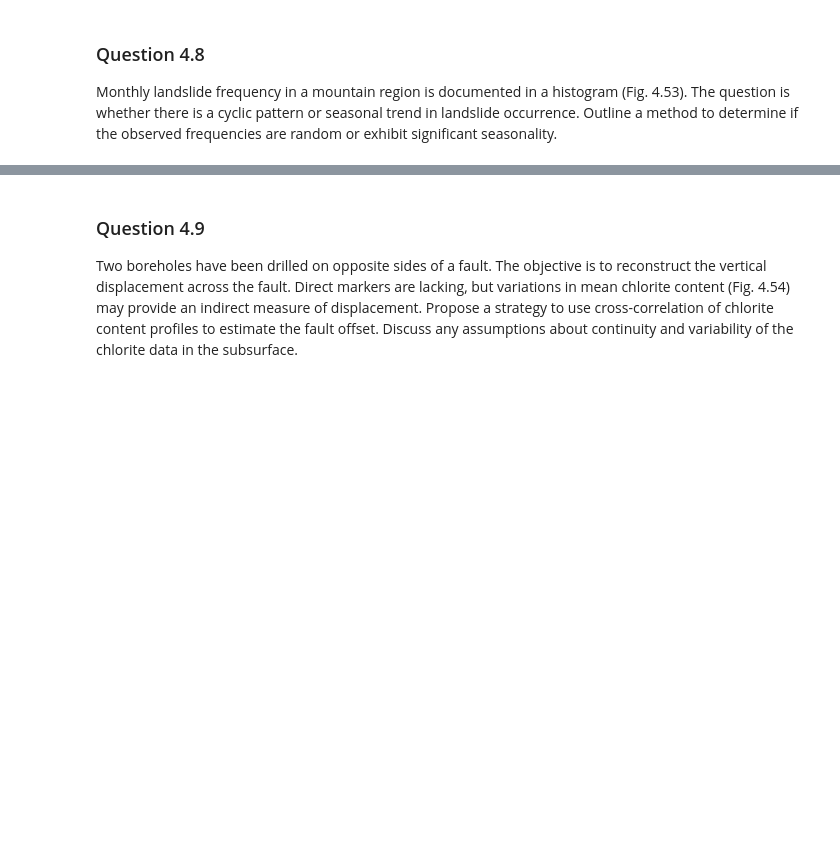
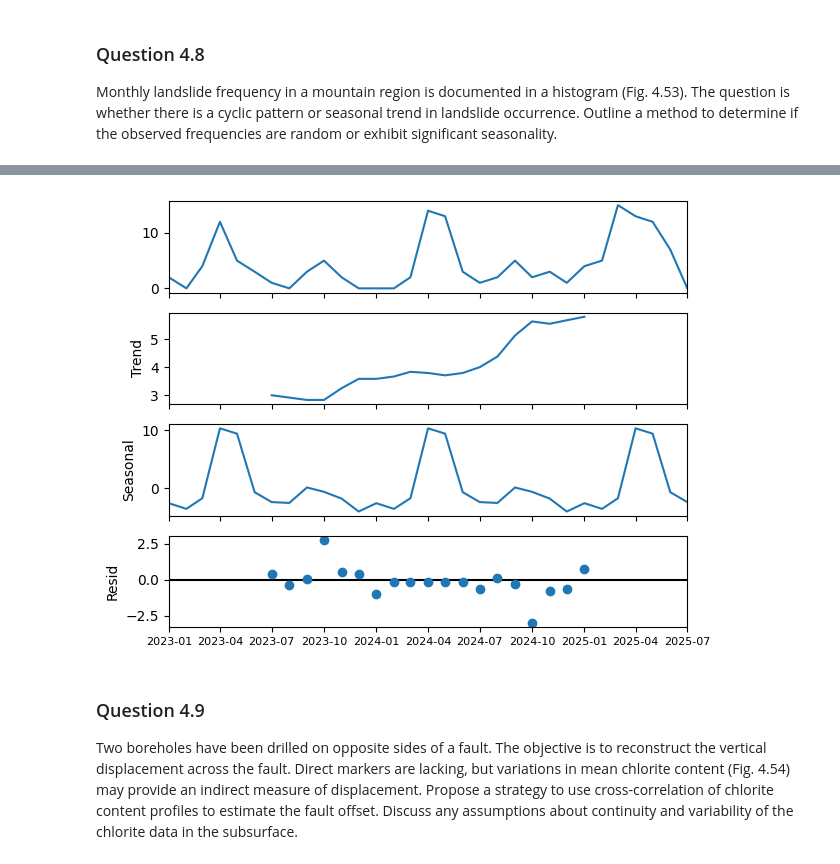
Before and after one commit to iGeology-Illinois/geol-581-module-3-principles-of-uncertainty-chapter-4-ktseiffert, a Jupyter notebook: geol581_m3statshw.ipynb, the cells around one changed output, grey strips where cells are left out. Drawn from its saved outputs; the diff is of its cells as text; code cells hidden in the pictures; blank space fills up the shorter version.

```diff
--- a/geol581_m3statshw.ipynb
+++ b/geol581_m3statshw.ipynb
@@ -375,3 +406,25 @@ from statsmodels.tsa.seasonal import seasonal_decompose
+# %%
+from statsmodels.tsa.seasonal import seasonal_decompose
+from pandas.plotting import register_matplotlib_converters
+register_matplotlib_converters()
+
+##decompose the data
+sdecomp = seasonal_decompose(landslides, period=12)
+
+##plot the decomposition
+plots = sdecomp.plot()
+
+for ax in plots.axes:
+  ax.tick_params(axis='x', labelsize=8)
+
+plt.show()
+
+##the top plot is the raw data
+##the trend does show an increase over time, but we need more data to confirm
+##there does appear to be a seaonal trend, with more landslides resulting in the spring months (MAM)
+##there appears to be more "noise" around October
+# %% [output]
+[figure, added]
 # %% [markdown]
 ### Question 4.9
 Two boreholes have been drilled on opposite sides of a fault. The objective is to reconstruct the vertical displacement across the fault. Direct markers are lacking, but variations in mean chlorite content (Fig. 4.54) may provide an indirect measure of displacement. Propose a strategy to use cross-correlation of chlorite content profiles to estimate the fault offset. Discuss any assumptions about continuity and variability of the chlorite data in the subsurface.
```
Also changed, not shown: parts of 1 cell of this notebook.
